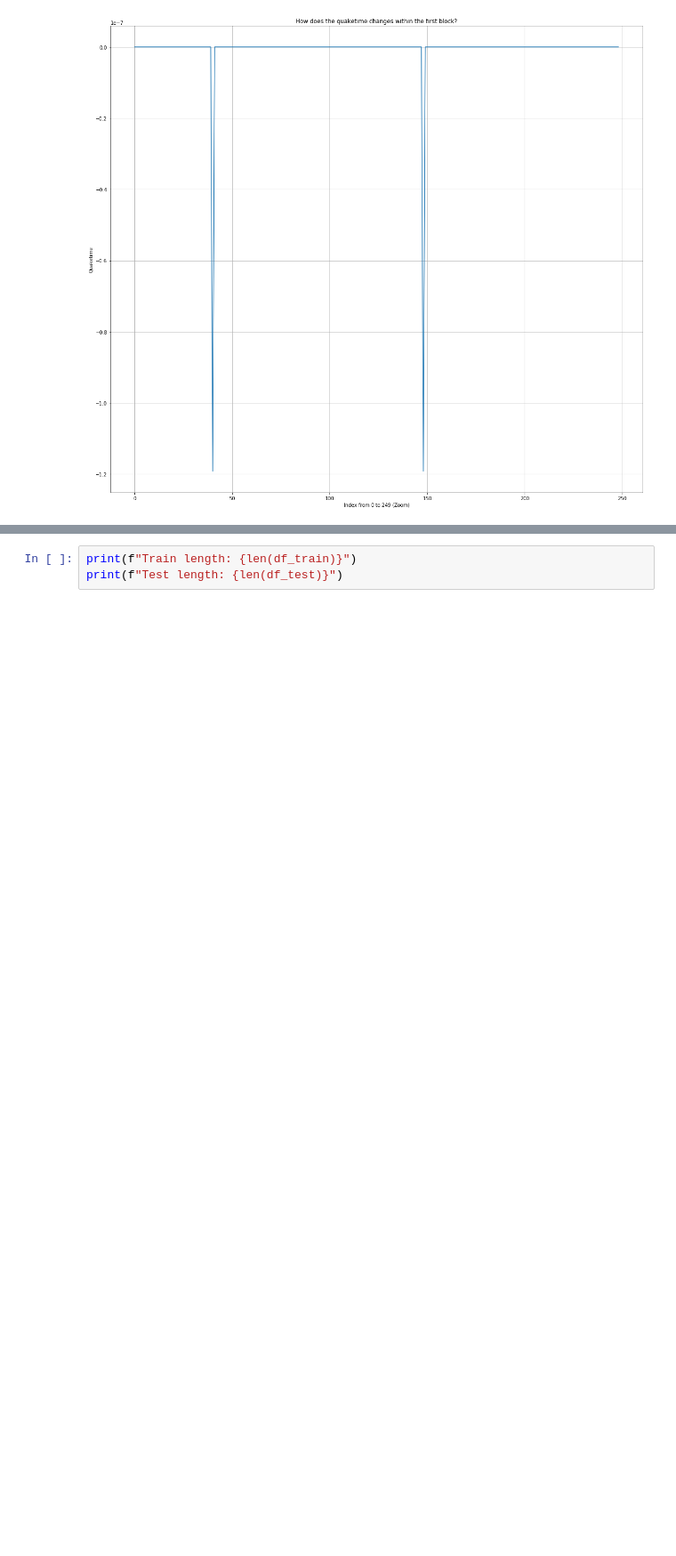
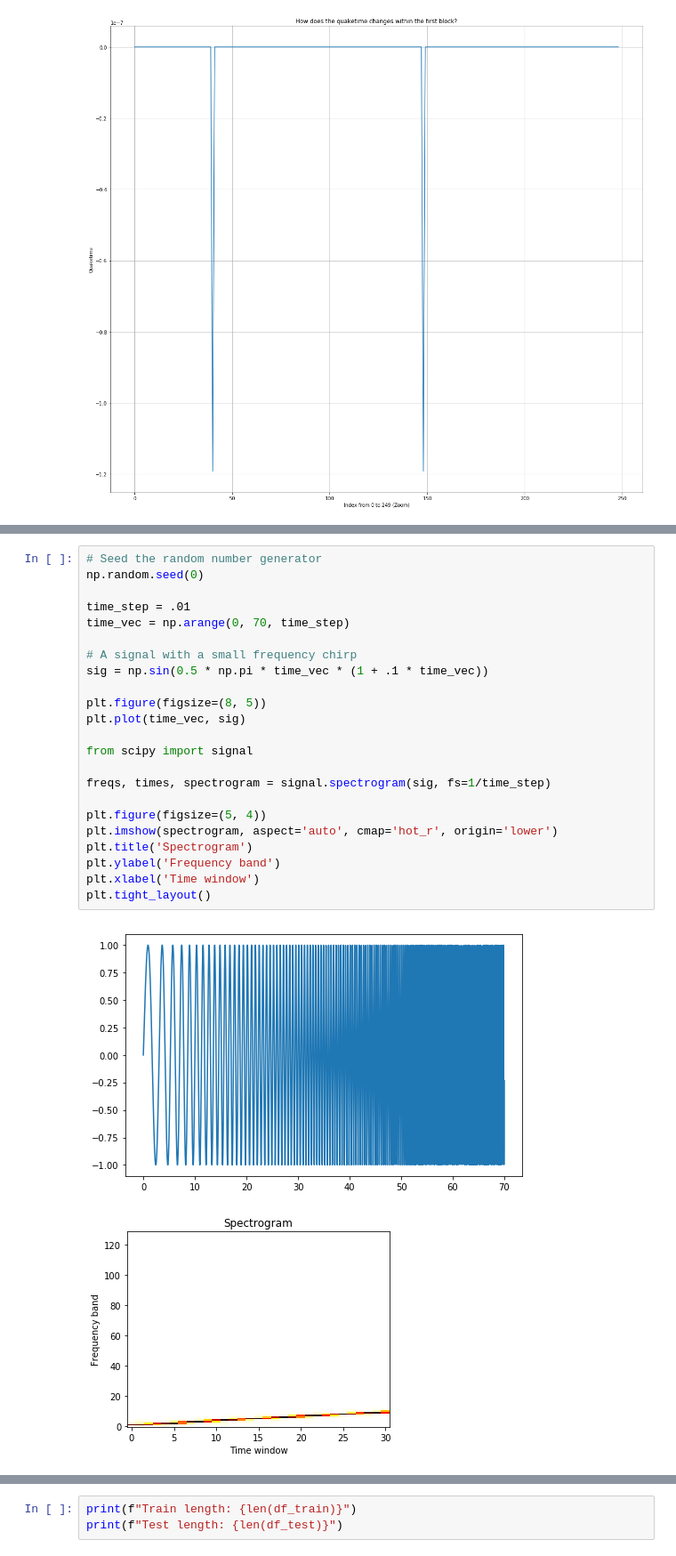
Before and after one commit to kszczupak/kaggle_competitions, a Jupyter notebook: LANL_Earthquake_Prediction/Various_Experiments.ipynb, the cells around one changed output, grey strips where cells are left out. Shown: that part at 89% size. Cells and saved outputs as stored; diff of their text form; blank space fills up the shorter version.

Commit message:
Added freq feature creation

```diff
--- a/LANL_Earthquake_Prediction/Various_Experiments.ipynb
+++ b/LANL_Earthquake_Prediction/Various_Experiments.ipynb
@@ -306,0 +429,26 @@ ax.grid()
+# %%
+# Seed the random number generator
+np.random.seed(0)
+
+time_step = .01
+time_vec = np.arange(0, 70, time_step)
+
+# A signal with a small frequency chirp
+sig = np.sin(0.5 * np.pi * time_vec * (1 + .1 * time_vec))
+
+plt.figure(figsize=(8, 5))
+plt.plot(time_vec, sig)
+
+from scipy import signal
+
+freqs, times, spectrogram = signal.spectrogram(sig, fs=1/time_step)
+
+plt.figure(figsize=(5, 4))
+plt.imshow(spectrogram, aspect='auto', cmap='hot_r', origin='lower')
+plt.title('Spectrogram')
+plt.ylabel('Frequency band')
+plt.xlabel('Time window')
+plt.tight_layout()
+# %% [output]
+[figure, added]
+[figure, added]
```
Also changed, not shown: parts of 9 cells of this notebook.
